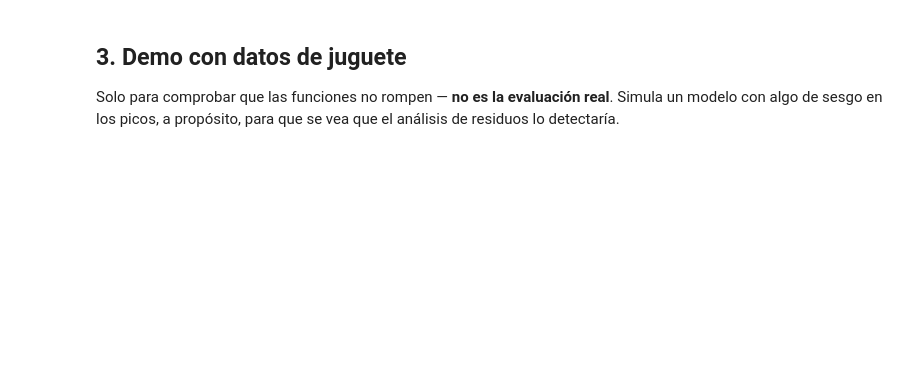
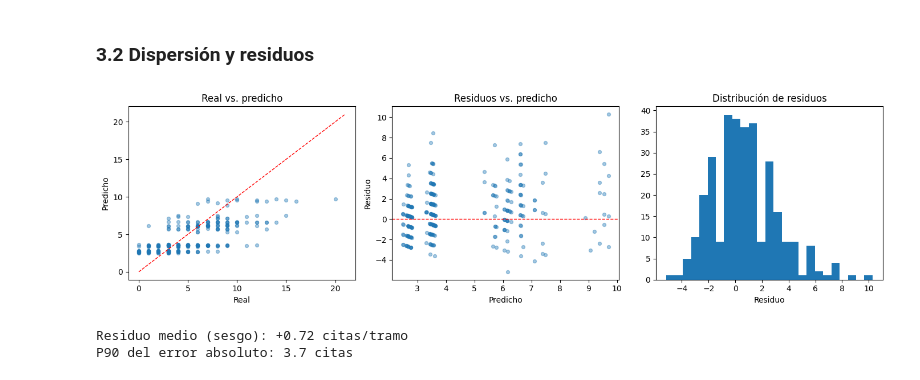
Before and after one commit to Emigarsan/ML_Spa_M003, a Jupyter notebook: notebooks/evaluation.ipynb, the cells around one changed output. Drawn from its saved outputs; the diff is of its cells as text; code cells hidden in the pictures; blank space fills up the shorter version.

```diff
--- a/notebooks/evaluation.ipynb
+++ b/notebooks/evaluation.ipynb
@@ -40,0 +42,17 @@ Dos vistas estándar para regresión:
+# %%
+art = joblib.load('../src/models/modelo_ocupacion.joblib')
+modelo, columnas = art['modelo'], art['columnas']
+print(f"Modelo: {art['nombre']} | MAE CV en train: {art['mae_cv']} | entrenado hasta {art['entrenado_hasta']}")
+
+test = pd.read_csv('../data/processed/test_features.csv', parse_dates=['fecha_cita'])
+test = test.sort_values(['fecha_cita', 'tramo']).reset_index(drop=True)
+test_model = test[test['es_cierre'] != 1].reset_index(drop=True)
+print(f"Test: {len(test)} filas, {len(test) - len(test_model)} tramos de cierre excluidos")
+print(f"Periodo: {test_model['fecha_cita'].min().date()} -> {test_model['fecha_cita'].max().date()}")
+
+X_test, y_test = build_features(test_model)
+scaler = joblib.load('../src/models/scaler.joblib')
+X_test[['dias_desde_inicio']] = scaler.transform(X_test[['dias_desde_inicio']])
+X_test = X_test.reindex(columns=columnas, fill_value=0)
+
+y_pred = modelo.predict(X_test)
@@ -41,32 +121,26 @@ Dos vistas estándar para regresión:
+# %% [markdown]
+### 3.2 Dispersión y residuos
 # %%
-def plot_pred_vs_real(y_true, y_pred, titulo=''):
-    fig, ax = plt.subplots(figsize=(5, 5))
-    ax.scatter(y_true, y_pred, alpha=0.5, s=20)
-    lims = [min(np.min(y_true), np.min(y_pred)), max(np.max(y_true), np.max(y_pred))]
-    ax.plot(lims, lims, 'r--', linewidth=1)
-    ax.set_xlabel('Real (n_citas)')
-    ax.set_ylabel('Predicho')
-    ax.set_title(f'Real vs. predicho {titulo}')
-    plt.tight_layout()
-    return fig
+residuos = y_test.values - y_pred
 
+fig, axes = plt.subplots(1, 3, figsize=(14, 4))
+axes[0].scatter(y_test, y_pred, alpha=0.4, s=18)
+lims = [0, max(y_test.max(), y_pred.max()) + 1]
+axes[0].plot(lims, lims, 'r--', linewidth=1)
+axes[0].set_xlabel('Real'); axes[0].set_ylabel('Predicho'); axes[0].set_title('Real vs. predicho')
 
-def plot_residuos(y_true, y_pred, titulo=''):
-    residuos = np.asarray(y_true) - np.asarray(y_pred)
-    fig, axes = plt.subplots(1, 2, figsize=(10, 4))
-    axes[0].scatter(y_pred, residuos, alpha=0.5, s=20)
-    axes[0].axhline(0, color='r', linestyle='--', linewidth=1)
-    axes[0].set_xlabel('Predicho')
-    axes[0].set_ylabel('Residuo (real - predicho)')
-    axes[0].set_title(f'Residuos vs. predicho {titulo}')
-    axes[1].hist(residuos, bins=20)
-    axes[1].set_xlabel('Residuo')
-    axes[1].set_title('Distribución de residuos')
-    plt.tight_layout()
-    return fig
+axes[1].scatter(y_pred, residuos, alpha=0.4, s=18)
+axes[1].axhline(0, color='r', linestyle='--', linewidth=1)
+axes[1].set_xlabel('Predicho'); axes[1].set_ylabel('Residuo'); axes[1].set_title('Residuos vs. predicho')
+
+axes[2].hist(residuos, bins=25)
+axes[2].set_xlabel('Residuo'); axes[2].set_title('Distribución de residuos')
+plt.tight_layout()
+plt.show()
+
+print(f"Residuo medio (sesgo): {residuos.mean():+.2f} citas/tramo")
+print(f"P90 del error absoluto: {np.percentile(np.abs(residuos), 90):.1f} citas")
+# %% [output]
+[figure, added]
+Residuo medio (sesgo): +0.72 citas/tramo
+P90 del error absoluto: 3.7 citas
-# %% [markdown]
-## 3. Demo con datos de juguete
-
-Solo para comprobar que las funciones no rompen — **no es la evaluación real**.
-Simula un modelo con algo de sesgo en los picos, a propósito, para que se vea
-que el análisis de residuos lo detectaría.
```
Also changed, not shown: parts of 20 cells of this notebook.
